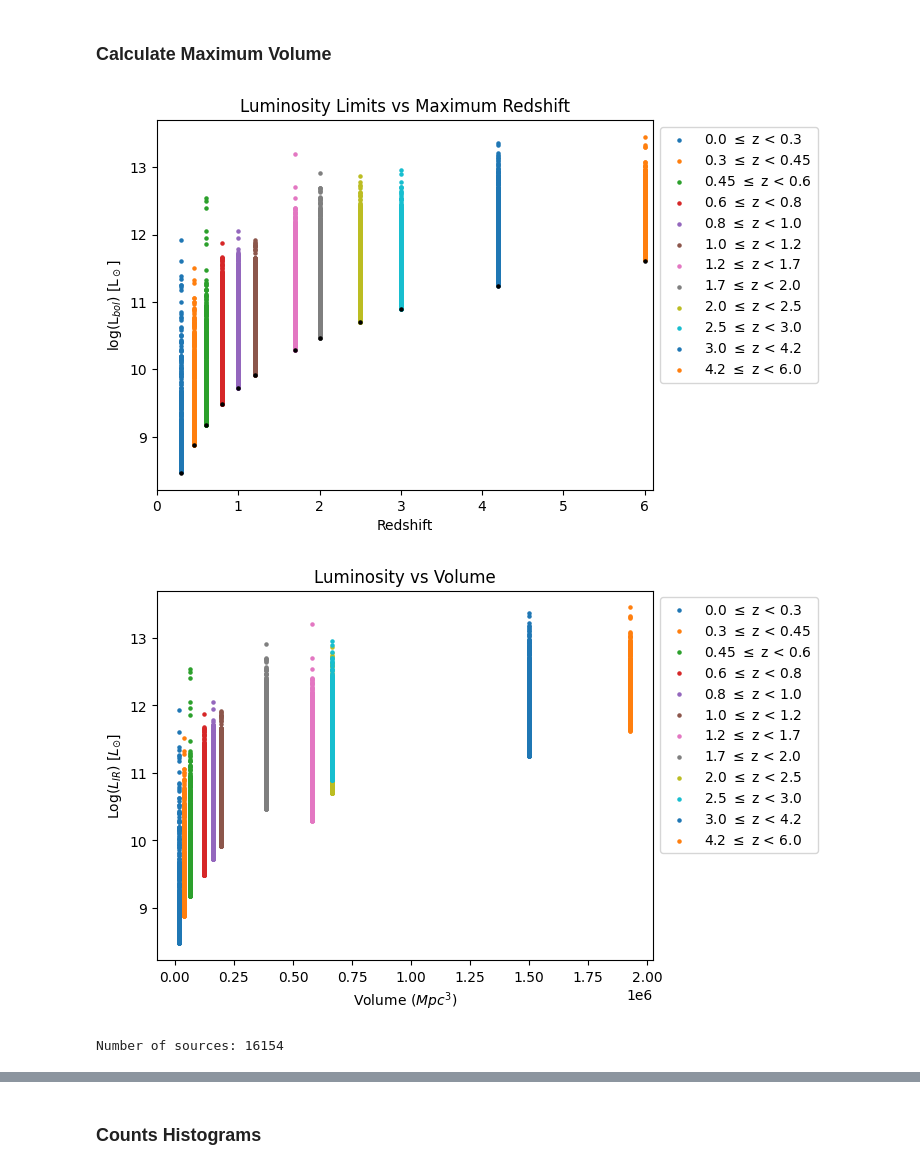
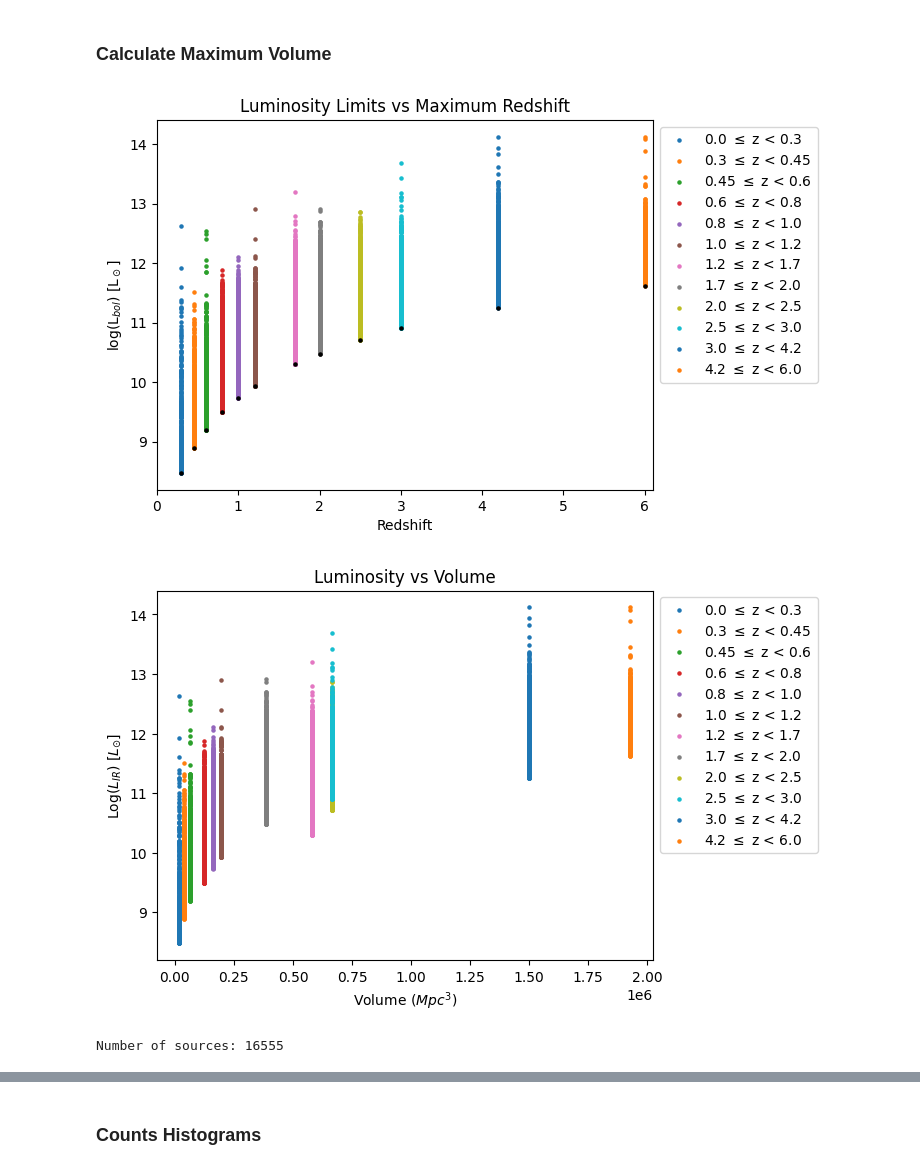
Before and after one commit to daniel-lyon/MPhil-Code, a Jupyter notebook: LUMFUNCS/LF_ZFOURGE.ipynb, the cells around one changed output, grey strips where cells are left out. Saved outputs shown, nothing was run; the diff lists cells and outputs as text; code cells hidden in the pictures.

```diff
--- a/LUMFUNCS/LF_ZFOURGE.ipynb
+++ b/LUMFUNCS/LF_ZFOURGE.ipynb
@@ -15,7 +15,6 @@ min_count = 5 # Minimum number of sources in a bin
 survey_area = 0.1111 # Total ZFOURGE survey area in square degrees
 cosmo = FlatLambdaCDM(H0=70, Om0=0.3)
 lum_bin_edges = np.arange(8, 14, 0.25) # luminosity bin edges
-# lum_bin_edges = np.arange(8, 14, 0.5) # luminosity bin edges
 print(f'Luminosity bin edges: {lum_bin_edges}')
 redshift_bins = [(0.00, 0.30), (0.30, 0.45), (0.45, 0.60),
                  (0.60, 0.80), (0.80, 1.00), (1.00, 1.20),
@@ -23,9 +22,9 @@ redshift_bins = [(0.00, 0.30), (0.30, 0.45), (0.45, 0.60),
                  (2.50, 3.00), (3.00, 4.20), (4.20, 6.00)] # redshift bins
 
 # All ZFOURGE sources
-CDFS = pd.read_csv('../DATA/ZFOURGE/CDFS/CDFS_MAIN5.csv')
-COSMOS = pd.read_csv('../DATA/ZFOURGE/COSMOS/COSMOS_MAIN5.csv')
-UDS = pd.read_csv('../DATA/ZFOURGE/UDS/UDS_MAIN5.csv')
+CDFS = pd.read_csv('../DATA/ZFOURGE/CDFS/CDFS_MAIN8.csv', index_col=['Seq'])
+COSMOS = pd.read_csv('../DATA/ZFOURGE/COSMOS/COSMOS_MAIN8.csv', index_col=['Seq'])
+UDS = pd.read_csv('../DATA/ZFOURGE/UDS/UDS_MAIN8.csv', index_col=['Seq'])
 df = pd.concat([CDFS, COSMOS, UDS], ignore_index=True)
 old_df = pd.concat([CDFS, COSMOS, UDS], ignore_index=True)
 print(f'Number of sources: {len(df)}')
@@ -38,19 +37,19 @@ print(f'Number of sources Use=1: {len(df)}')
 df = df[df['LIR'] > 0]
 print(f'Number of sources LIR>0: {len(df)}')
 
-# F24 Mask
-df = df[df['F24'] > 0]
-print(f'Number of sources F24>0: {len(df)}')
-
 # Redshift Mask
 z_mask = (df['zpk'] >= redshift_bins[0][0]) & (df['zpk'] <= redshift_bins[-1][1])
 df = df[z_mask]
 print(f'Number of sources {redshift_bins[0][0]} <= z <= {redshift_bins[-1][1]}: {len(df)}')
 
+# # F24 Mask
+# df = df[df['F24'] > 0]
+# print(f'Number of sources F24>0: {len(df)}')
+
 # AGN Mask
-AGN_mask = (df['irAGN'] == 1) | (df['radAGN'] == 1) | (df['xAGN'] == 1)
-df = df[~AGN_mask]
-print(f'Number of sources AGN=0: {len(df)}')
+# AGN_mask = (df['irAGN'] == 1) | (df['radAGN'] == 1) | (df['xAGN'] == 1)
+# df = df[~AGN_mask]
+# print(f'Number of sources AGN=0: {len(df)}')
 # %% [output]
 Luminosity bin edges: [ 8.    8.25  8.5   8.75  9.    9.25  9.5   9.75 10.   10.25 10.5  10.75
  11.   11.25 11.5  11.75 12.   12.25 12.5  12.75 13.   13.25 13.5  13.75]
@@ -160,10 +162,9 @@ def lum_lim(z, f_lim):
     return 4 * np.pi * (d**2) * f_lim # W
 
 all_data = []
-zmaxs = []
 L_lims = []
-the_zs = []
-the_sfrs = []
+# the_zs = []
+# the_sfrs = []
 
 for z_start, z_end in redshift_bins:
     mask_z = (z >= z_start) & (z < z_end)
@@ -174,8 +175,8 @@ for z_start, z_end in redshift_bins:
 
     # Luminosity of galaxies in each redshift bin
     lum_bin = np.log10(luminosity[mask_z & mask_fbol & mask_l]/(3.83*10**26))
-    the_zs.append(z[mask_z & mask_fbol & mask_l])
-    the_sfrs.append(sfr[mask_z & mask_fbol & mask_l])
+    # the_zs.append(z[mask_z & mask_fbol & mask_l])
+    # the_sfrs.append(sfr[mask_z & mask_fbol & mask_l])
 
     # Minimum and maximum distance for the redshift bin
     dmin = cosmo.comoving_distance(z_start).value # Mpc
@@ -197,36 +198,35 @@ for z_start, z_end in redshift_bins:
     # Total volume probed accounting for survey area
     vol = (vmaxs - vmin) * (survey_area / 41253) # Mpc^3
 
     # Find the maximum redshift of each source
-    zmax_bin = z_at_value(cosmo.comoving_distance, dmaxs * u.Mpc)
+    zmax_bin = z_at_value(cosmo.comoving_distance, dmaxs.values * u.Mpc)
 
     # Data
     all_data.append([vol, lum_bin])
-    zmaxs.append(zmax_bin)
     L_lims.append(l_lim)
 
     # Plot
     plt.scatter(zmax_bin, lum_bin, s=5, label=f'{z_start} $\leq$ z < {z_end}')
     plt.scatter(z_end, np.log10(l_lim/(3.83*10**26)), s=5, color='black')
 
 plt.title('Luminosity Limits vs Maximum Redshift')
 plt.xlabel('Redshift')
 plt.ylabel('log(L$_{bol}$) [L$_\odot$]')
 plt.legend(bbox_to_anchor=(1, 1))
 plt.xlim(redshift_bins[0][0], redshift_bins[-1][1]+0.1)
 plt.show()
 
 for (v, m), (z_start, z_end) in zip(all_data, redshift_bins):
     plt.scatter(v, m, s=5, label=f'{z_start} $\leq$ z < {z_end}')
 plt.title('Luminosity vs Volume')
 plt.xlabel('Volume $(Mpc^3)$')
 plt.ylabel('Log($L_{IR}$) [$L_{\odot}$]')
 plt.legend(bbox_to_anchor=(1, 1))
 plt.show()
 
 print(f'Number of sources: {np.sum([len(v) for v, m in all_data])}')
 # %% [output]
-[figure, old version]
+[figure, new version]
-[figure, old version]
+[figure, new version]
-Number of sources: 16154
+Number of sources: 16555
 # %%
```
Also changed, not shown: parts of 17 cells of this notebook, 37 other files.
